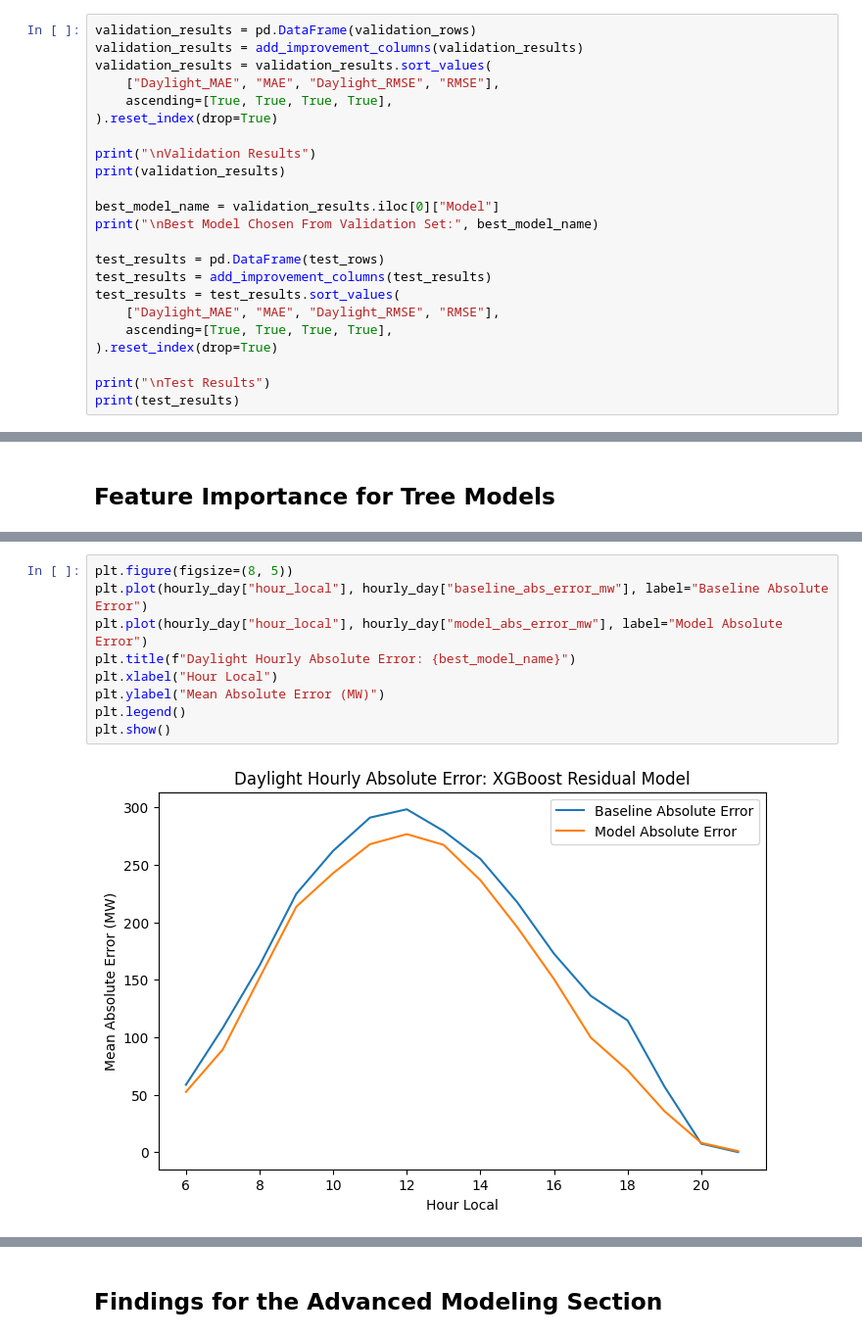
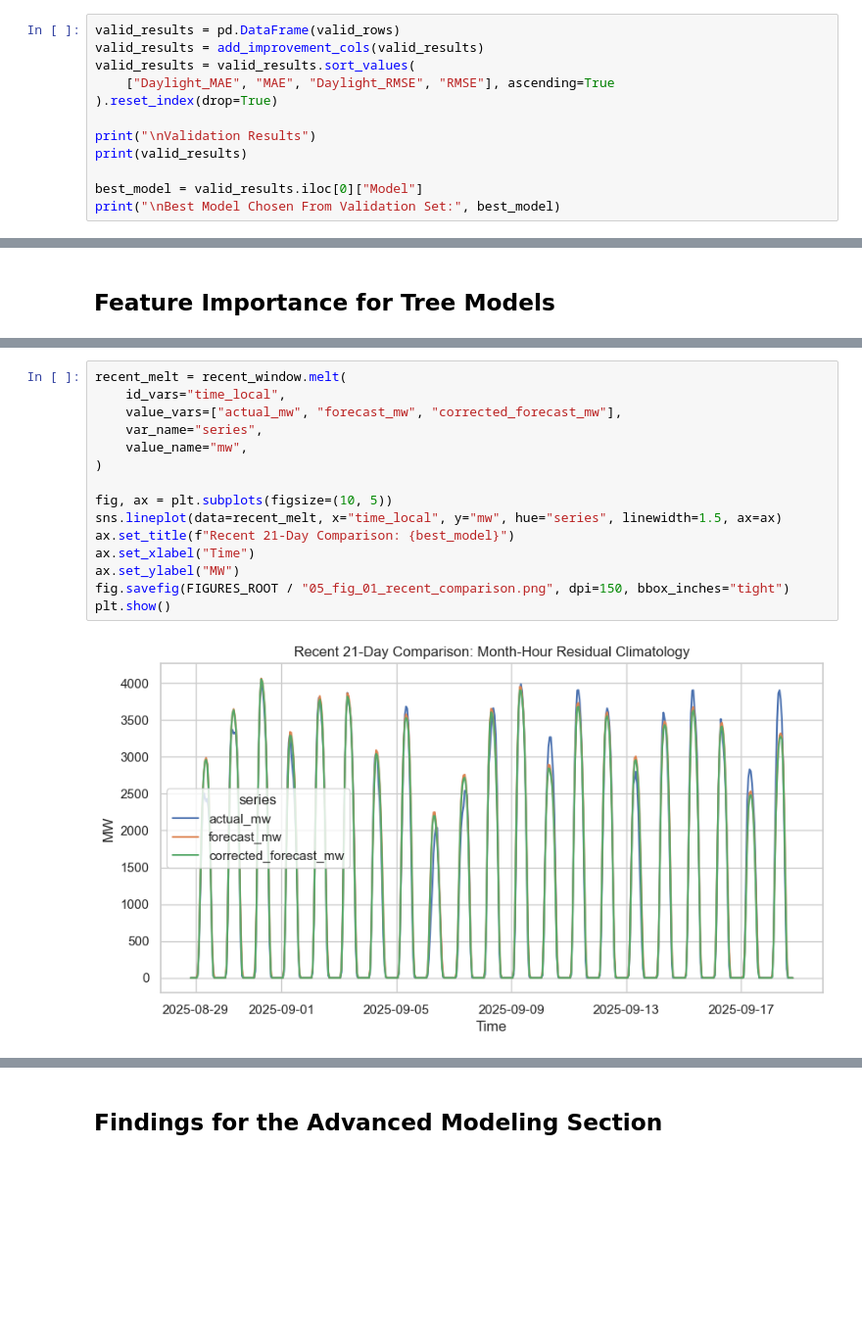
Before and after one commit to sumaitate/nyiso-solar-residual, a Jupyter notebook: notebooks/04_advanced_models.ipynb, the cells around one changed output, grey strips where cells are left out. Shown at 98% size. Cells and saved outputs as stored; diff of their text form; blank space fills up the shorter version.

Commit message:
using sns for plots, standardizing variable names, and saving all plots and results.

```diff
--- a/notebooks/04_advanced_models.ipynb
+++ b/notebooks/04_advanced_models.ipynb
@@ -846,28 +655,17 @@ prediction_frames_test["AutoGluon Tabular Residual Model"] = build_prediction_fr
 # %% [markdown]
 ## Validation and Test Results
 # %%
-validation_results = pd.DataFrame(validation_rows)
-validation_results = add_improvement_columns(validation_results)
-validation_results = validation_results.sort_values(
-    ["Daylight_MAE", "MAE", "Daylight_RMSE", "RMSE"],
-    ascending=[True, True, True, True],
+valid_results = pd.DataFrame(valid_rows)
+valid_results = add_improvement_cols(valid_results)
+valid_results = valid_results.sort_values(
+    ["Daylight_MAE", "MAE", "Daylight_RMSE", "RMSE"], ascending=True
 ).reset_index(drop=True)
 
 print("\nValidation Results")
-print(validation_results)
+print(valid_results)
 
-best_model_name = validation_results.iloc[0]["Model"]
-print("\nBest Model Chosen From Validation Set:", best_model_name)
-
-test_results = pd.DataFrame(test_rows)
-test_results = add_improvement_columns(test_results)
-test_results = test_results.sort_values(
-    ["Daylight_MAE", "MAE", "Daylight_RMSE", "RMSE"],
-    ascending=[True, True, True, True],
-).reset_index(drop=True)
-
-print("\nTest Results")
-print(test_results)
+best_model = valid_results.iloc[0]["Model"]
+print("\nBest Model Chosen From Validation Set:", best_model)
 # %% [output]
 Validation Results
                                  Model         MAE        RMSE  Daylight_MAE  Daylight_RMSE  MAE_Improvement_vs_NYISO  \
@@ -1010,12 +818,18 @@ plt.show()
 # %%
-plt.figure(figsize=(8, 5))
-plt.plot(hourly_day["hour_local"], hourly_day["baseline_abs_error_mw"], label="Baseline Absolute Error")
-plt.plot(hourly_day["hour_local"], hourly_day["model_abs_error_mw"], label="Model Absolute Error")
-plt.title(f"Daylight Hourly Absolute Error: {best_model_name}")
-plt.xlabel("Hour Local")
-plt.ylabel("Mean Absolute Error (MW)")
-plt.legend()
+recent_melt = recent_window.melt(
+    id_vars="time_local",
+    value_vars=["actual_mw", "forecast_mw", "corrected_forecast_mw"],
+    var_name="series",
+    value_name="mw",
+)
+
+fig, ax = plt.subplots(figsize=(10, 5))
+sns.lineplot(data=recent_melt, x="time_local", y="mw", hue="series", linewidth=1.5, ax=ax)
+ax.set_title(f"Recent 21-Day Comparison: {best_model}")
+ax.set_xlabel("Time")
+ax.set_ylabel("MW")
+fig.savefig(FIGURES_ROOT / "05_fig_01_recent_comparison.png", dpi=150, bbox_inches="tight")
 plt.show()
 # %% [output]
-[figure, old version]
+[figure, new version]
 # %%
```
Also changed, not shown: parts of 33 cells of this notebook, 15 other files.
